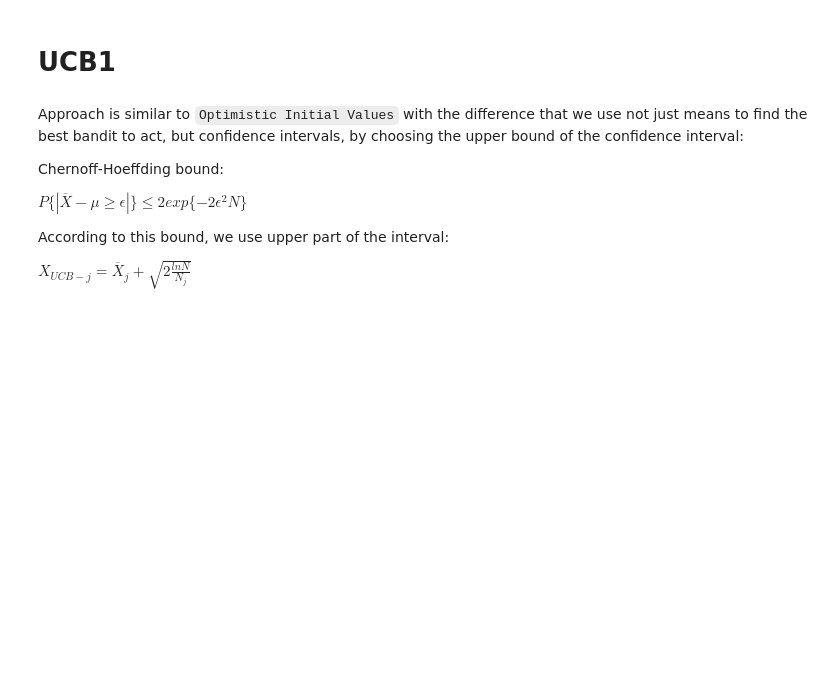
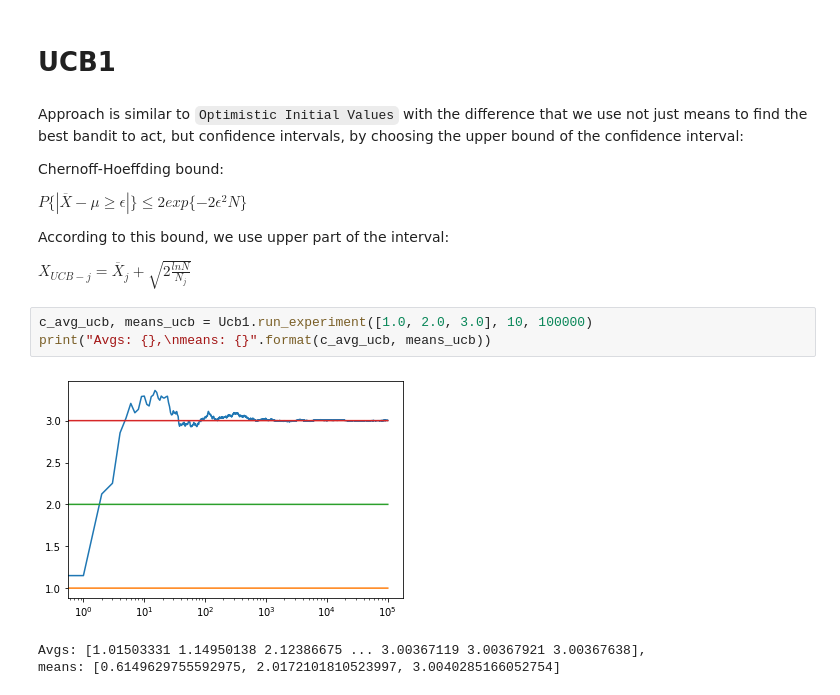
Before and after one commit to d4glushko/ReinforcementLearning, a Jupyter notebook: bandit/compare_algorithms.ipynb, the cells around one changed output. Saved outputs shown, nothing was run; the diff lists cells and outputs as text; blank space fills up the shorter version.

```diff
--- a/bandit/compare_algorithms.ipynb
+++ b/bandit/compare_algorithms.ipynb
@@ -75,3 +77,10 @@ $P\{|\overline{X} - \mu \ge \epsilon | \} \le 2 exp \{ - 2 \epsilon ^ 2 N\}$
 According to this bound, we use upper part of the interval:
 
 $X_{UCB-j} = \overline{X}_j + \sqrt{2\frac{lnN}{N_j}}$
+# %%
+c_avg_ucb, means_ucb = Ucb1.run_experiment([1.0, 2.0, 3.0], 10, 100000)
+print("Avgs: {},\nmeans: {}".format(c_avg_ucb, means_ucb))
+# %% [output]
+[figure, added]
+Avgs: [1.01503331 1.14950138 2.12386675 ... 3.00367119 3.00367921 3.00367638],
+means: [0.6149629755592975, 2.0172101810523997, 3.0040285166052754]
```
Also changed, not shown: parts of 9 cells of this notebook, 1 other file.
